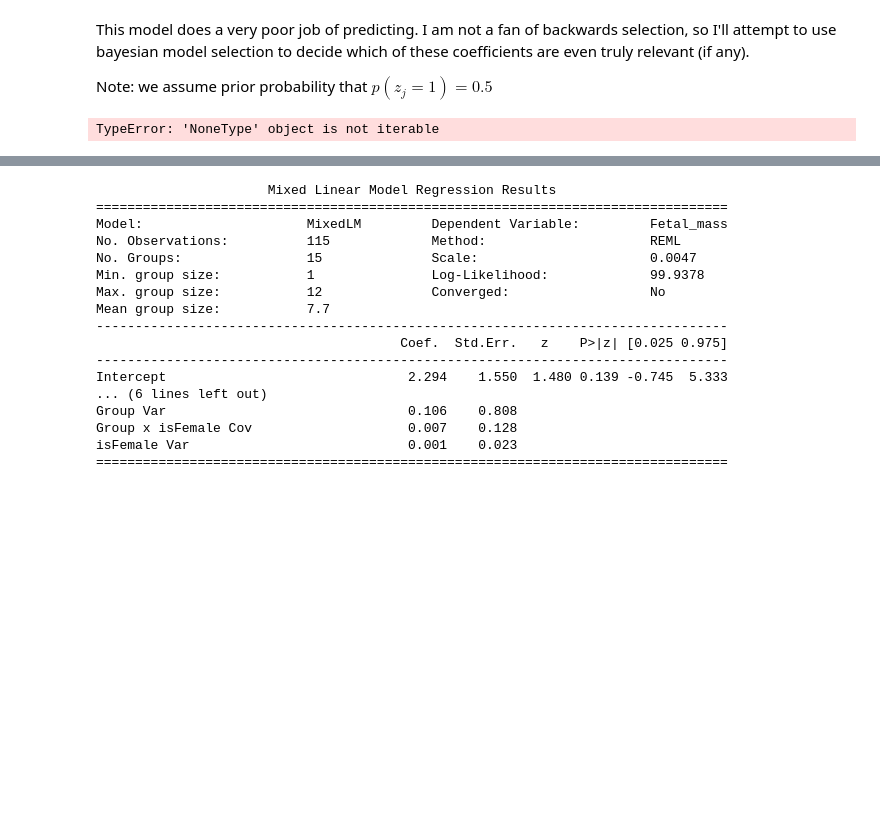
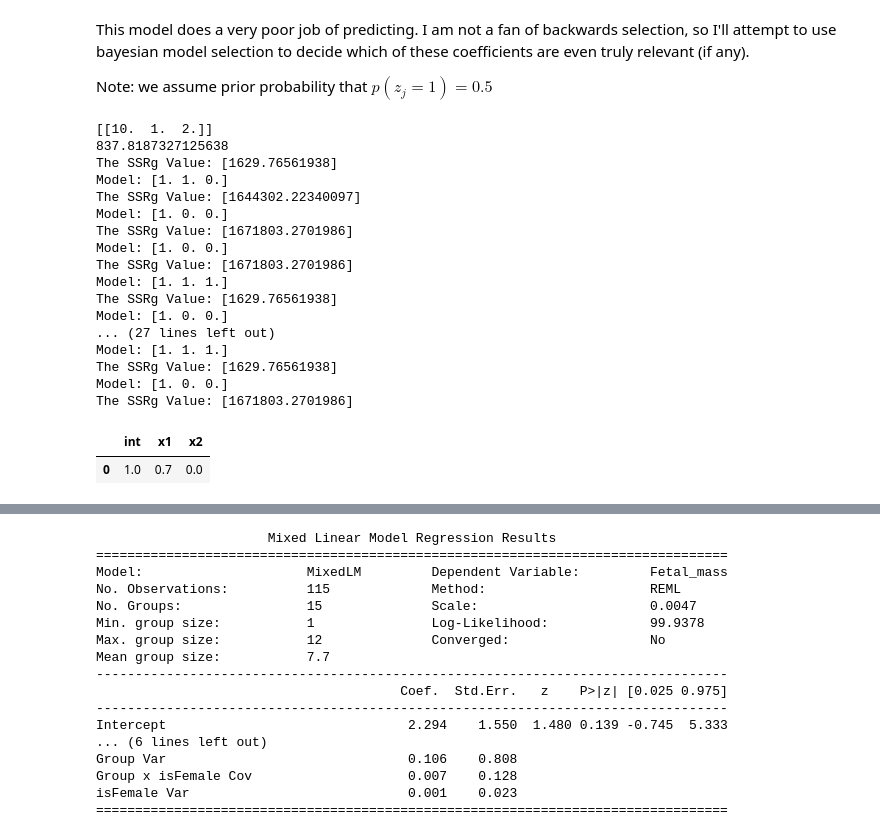
Before and after one commit to alexkato29/Mice-Data, a Jupyter notebook: models.ipynb, the cells around one changed output, grey strips where cells are left out. Saved outputs shown, nothing was run; the diff lists cells and outputs as text; code cells hidden in the pictures; blank space fills up the shorter version.

Commit message:
Fixed EDA, Adjusted Bayesian Model Selection

```diff
--- a/models.ipynb
+++ b/models.ipynb
@@ -117,30 +117,3 @@ model_info(X, y_fm, y_pred, lm)
 This model does a very poor job of predicting. I am not a fan of backwards selection, so I'll attempt to use bayesian model selection to decide which of these coefficients are even truly relevant (if any).
 
 Note: we assume prior probability that $p(z_j = 1) = 0.5$
-# %%
-import random
-
-nsim = 1
-n = X.shape[1]
-indices = [i for i in range(n)]
-
-# Z is where all the z vectors are stored
-Z = []
-z = np.ones(n)  # initialize z to a full model (all coefs active)
-
-for sim in range(nsim):
-    # Update z
-    j = np.random.randint(0, n)
-    for i in random.shuffle(indices):
-        print(i)
-
-    # Update sigma^2
-
-    # Update beta
-
-# Turn Z into a df for easier computing
-Z = pd.DataFrame(Z)
-Z.columns = X.columns
-Z
-# %% [output]
-TypeError: 'NoneType' object is not iterable
@@ -146,0 +195,39 @@ TypeError: 'NoneType' object is not iterable
+# %%
+obs = 100
+
+x1 = np.random.normal(34, 11, size=obs)
+x2 = np.random.normal(164, 64, size=obs)
+intercept = np.ones(obs)
+y = 10*intercept + 1*x1 + 2*x2
+
+testing_data = pd.DataFrame({'y':y, 'int':intercept, 'x1':x1, 'x2':x2})
+y = testing_data[["y"]]
+X = testing_data[["int", "x1", "x2"]]
+
+lm = LinearRegression(fit_intercept=False)
+lm.fit(X, y)
+print(lm.coef_)
+
+print(np.linalg.cond(X))
+
+var_selection_mcmc(X, y, 10)
+# %% [output]
+[[10.  1.  2.]]
+837.8187327125638
+The SSRg Value: [1629.76561938]
+Model: [1. 1. 0.]
+The SSRg Value: [1644302.22340097]
+Model: [1. 0. 0.]
+The SSRg Value: [1671803.2701986]
+Model: [1. 0. 0.]
+The SSRg Value: [1671803.2701986]
+Model: [1. 1. 1.]
+The SSRg Value: [1629.76561938]
+Model: [1. 0. 0.]
+... (27 lines left out)
+Model: [1. 1. 1.]
+The SSRg Value: [1629.76561938]
+Model: [1. 0. 0.]
+The SSRg Value: [1671803.2701986]
+|  | int | x1 | x2 |
+| 0 | 1.0 | 0.7 | 0.0 |
```
Also changed, not shown: parts of 3 cells of this notebook, 1 other file.
